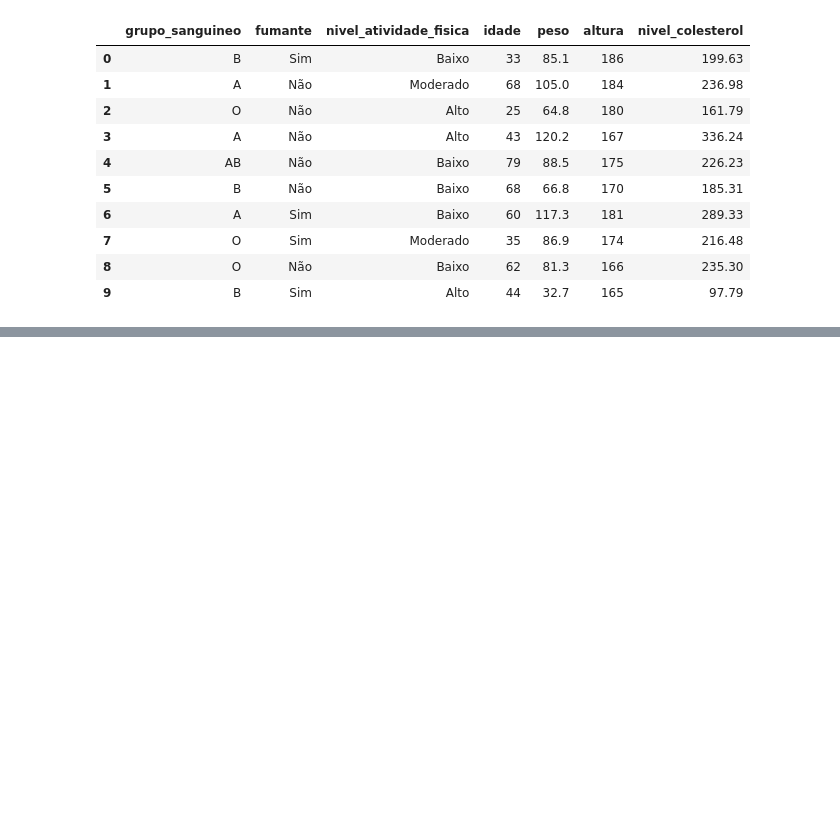
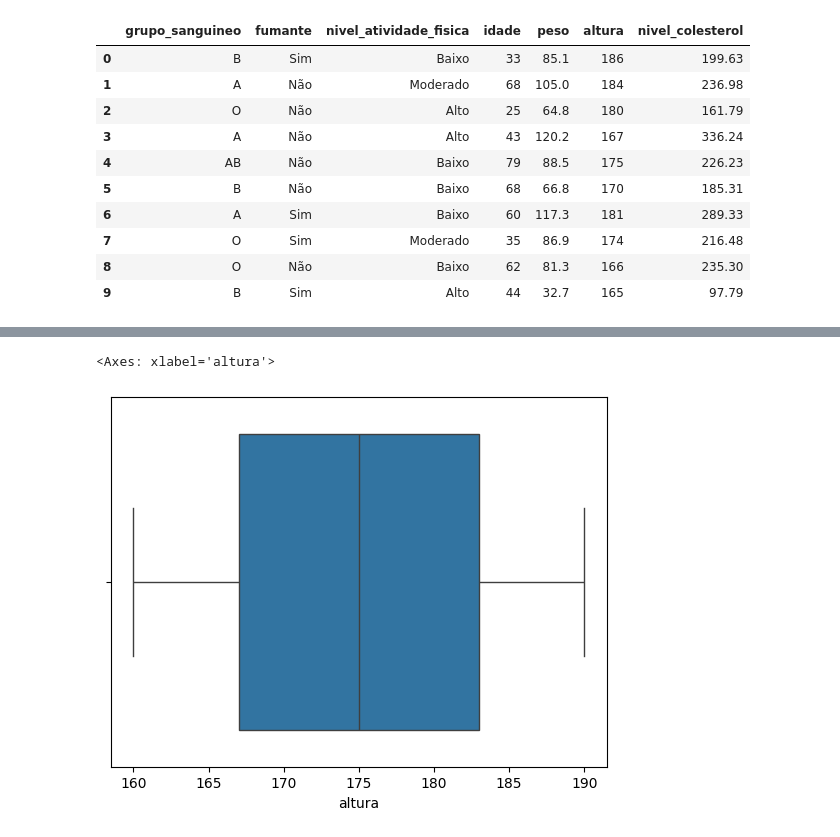
Before and after one commit to offellipe/regressao_linear_multipla, a Jupyter notebook: modelo_colesterol.ipynb, the cells around one changed output, grey strips where cells are left out. Saved outputs shown, nothing was run; the diff lists cells and outputs as text; code cells hidden in the pictures; blank space fills up the shorter version.

```diff
--- a/modelo_colesterol.ipynb
+++ b/modelo_colesterol.ipynb
@@ -161,0 +184,5 @@ df_colesterol_eda.head(10)
+# %%
+sns.boxplot(data=df_colesterol_eda, x='altura')
+# %% [output]
+<Axes: xlabel='altura'>
+[figure, added]
```
Also changed, not shown: parts of 6 cells of this notebook.
